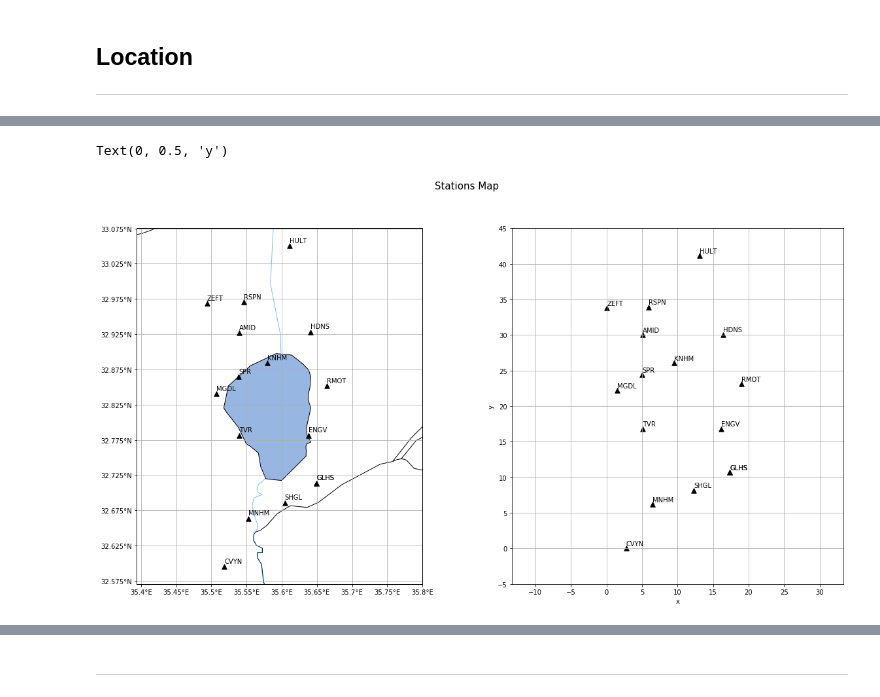
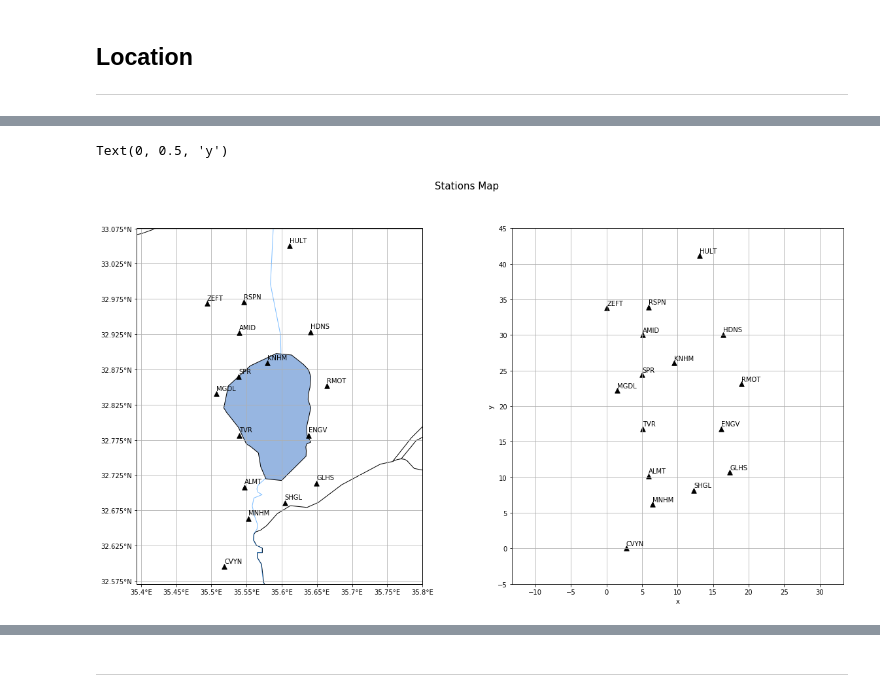
Before and after one commit to nivkeren/SeismoSpy, a Jupyter notebook: event_picker_locator.ipynb, the cells around one changed output, grey strips where cells are left out. Saved outputs shown, nothing was run; the diff lists cells and outputs as text; code cells hidden in the pictures.

```diff
--- a/event_picker_locator.ipynb
+++ b/event_picker_locator.ipynb
@@ -399,6 +378,7 @@ events_dfs[i]
 # %%
 i = 10
 event_data = events_dfs[i].dropna(axis="index", subset=["tp", "ts"])
+event_data = event_data.drop(("GLHS", "HH"), axis='index')
 num_stations = len(event_data)
 (event_data["y"], event_data["x"]), delta = conversite(event_data["lon"], event_data["lat"], grid_size=100)
 
@@ -414,41 +394,41 @@ ax.set_extent([event_data["lon"].min() - 0.1,
                event_data["lat"].max() + 0.025],
               crs=ccrs.PlateCarree())
 
-ax.add_feature(cfeat.OCEAN.with_scale('50m'), edgecolor='k', facecolor=(0,0.85,1))
-ax.add_feature(cfeat.LAND.with_scale('10m'), edgecolor='k', alpha = 0.0, facecolor='none')
-ax.add_feature(cfeat.COASTLINE.with_scale('10m'), edgecolor='k')
-ax.add_feature(cfeat.BORDERS.with_scale('10m'), edgecolor='k')
-ax.add_feature(cfeat.RIVERS.with_scale('10m'), edgecolor=(0,0.5,1), alpha = 0.5)
-ax.add_feature(cfeat.LAKES.with_scale('10m'), edgecolor='k', alpha = 1)
+ax.add_feature(cfeature.OCEAN.with_scale('50m'), edgecolor='k', facecolor=(0,0.85,1))
+ax.add_feature(cfeature.LAND.with_scale('10m'), edgecolor='k', alpha = 0.0, facecolor='none')
+ax.add_feature(cfeature.COASTLINE.with_scale('10m'), edgecolor='k')
+ax.add_feature(cfeature.BORDERS.with_scale('10m'), edgecolor='k')
+ax.add_feature(cfeature.RIVERS.with_scale('10m'), edgecolor=(0,0.5,1), alpha = 0.5)
+ax.add_feature(cfeature.LAKES.with_scale('10m'), edgecolor='k', alpha = 1)
 
 ax.grid(True)
 ax.set_xticks(np.arange(event_data["lon"].min().round(1) - 0.1, event_data["lon"].max().round(1) + 0.1, 0.05),
               crs=ccrs.PlateCarree())
 ax.set_yticks(np.arange(event_data["lat"].min().round(1) - 0.025, event_data["lat"].max().round(1) + 0.025, 0.05),
               crs=ccrs.PlateCarree())
 lon_formatter = LongitudeFormatter(zero_direction_label=True)
 lat_formatter = LatitudeFormatter()
 ax.xaxis.set_major_formatter(lon_formatter)
 ax.yaxis.set_major_formatter(lat_formatter)
 # ax.set_title('Stations Map', fontsize=15)
 
 ax.scatter(event_data["lon"], event_data["lat"], marker='^', s=55, c='k', zorder=2)
 for station in event_data.iterrows():
     ax.text(station[1]["lon"], station[1]["lat"] + 0.005, station[0][0])
     ax1.text(station[1]["x"], station[1]["y"] + 0.4, station[0][0])
 
 ax1.set_xlim(-8, event_data["x"].max() + 8)
 ax1.set_ylim(-8, event_data["y"].max() + 8)
 
 ax1.scatter(event_data["x"], event_data["y"], marker='^', s=55, c='k')
 ax1.axis('equal')
 ax1.grid(True)
 marg_x, marg_y = 2, 1
 ax1.set_xticks(np.arange(-(5 * marg_x), (np.ceil(event_data["x"].max()) // 5 + marg_x + 1) * 5, 5))
 ax1.set_yticks(np.arange(-(5 * marg_y), (np.ceil(event_data["y"].max()) // 5 + marg_y + 1) * 5, 5))
 ax1.set_xlabel('x')
 ax1.set_ylabel('y')
 # %% [output]
 Text(0, 0.5, 'y')
-[figure, old version]
+[figure, new version]
 # %%
```
Also changed, not shown: parts of 8 cells of this notebook.
